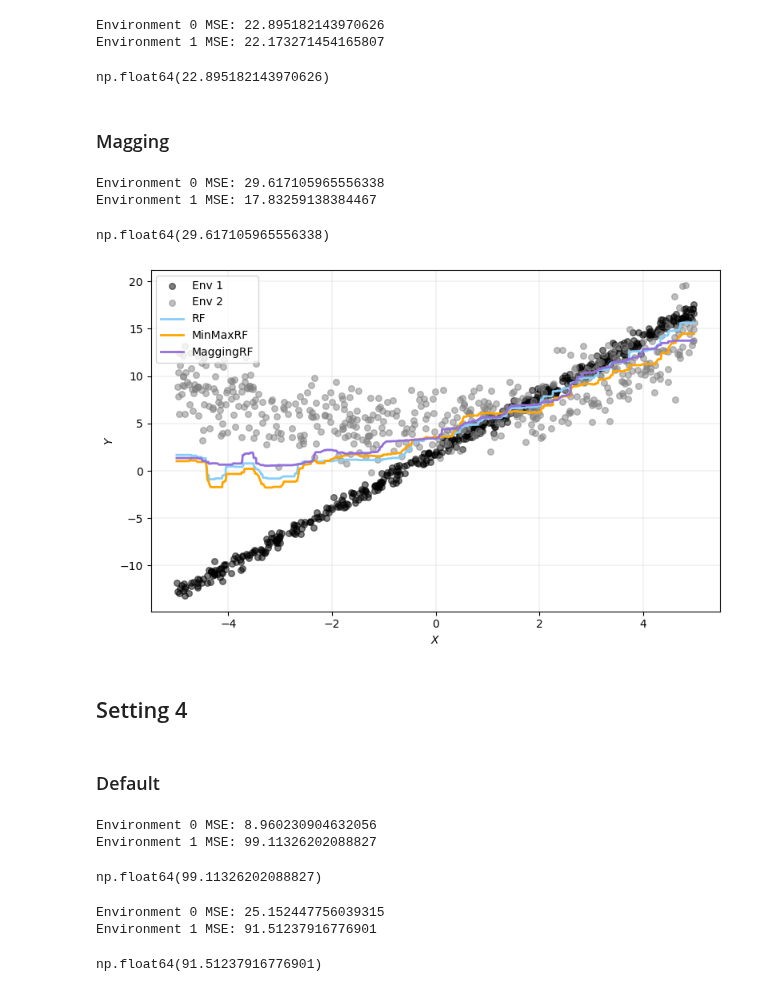
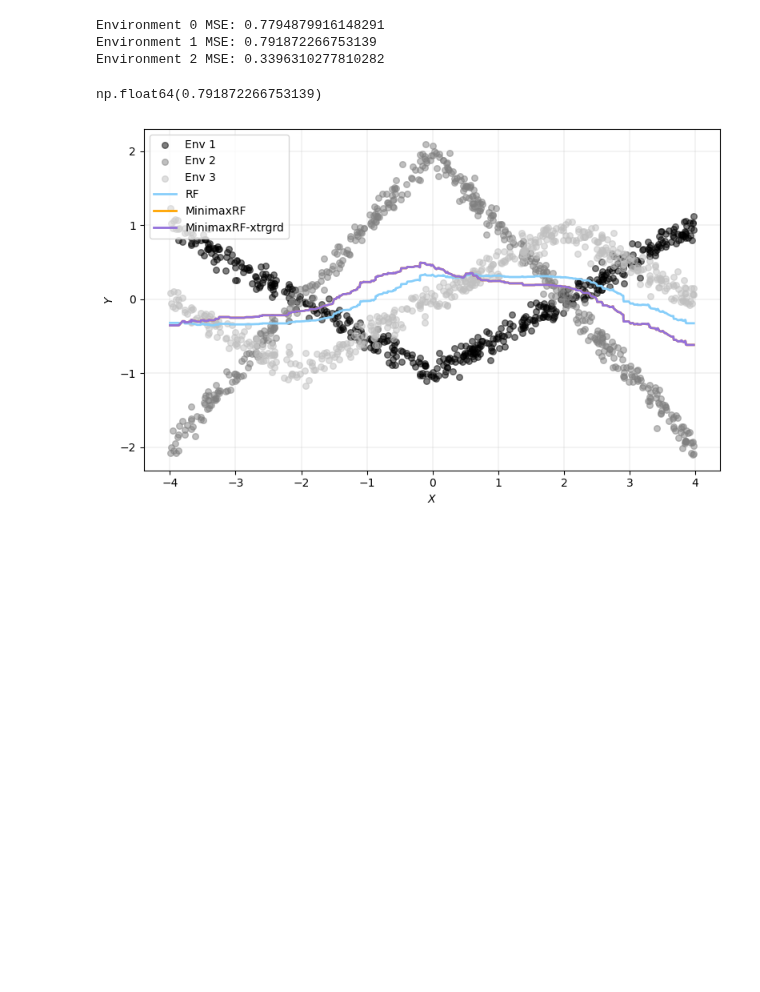
Before and after one commit to francescofreni/nldg, a Jupyter notebook: notebooks/demo_rf.ipynb, the cells around one changed output. Saved outputs shown, nothing was run; the diff lists cells and outputs as text; code cells hidden in the pictures; blank space fills up the shorter version.

Commit message:
Modified demo + added extragradient method for random forest

```diff
--- a/notebooks/demo_rf.ipynb
+++ b/notebooks/demo_rf.ipynb
@@ -235,5 +56,5 @@ plot_dtr(dtr, optfun=2)
 # %%
-dtr = gen_data_v4(n_easy=500, n_hard=500)
+dtr = gen_data_v7(n=1500)
 Xtr = np.array(dtr.drop(columns=['E', 'Y']))
 Ytr = np.array(dtr['Y'])
 Etr = np.array(dtr['E'])
@@ -241,8 +62,3 @@ Xtr_sorted = np.sort(Xtr, axis=0)
 n_estimators = 50
 min_samples_leaf = 30
 random_state = 42
-
-dval = gen_data_v4(n_easy=200, n_hard=200)
-Xval = np.array(dval.drop(columns=['E', 'Y']))
-Yval = np.array(dval['Y'])
-Eval = np.array(dval['E'])
@@ -306,37 +90,18 @@ np.float64(23.341688120884655)
 # %%
-rf_minmax.modify_predictions_trees(Etr)
-fitted_minmax_2 = rf_minmax.predict(Xtr)
-preds_minmax_2 = rf_minmax.predict(Xtr_sorted)
-max_mse(Ytr, fitted_minmax_2, Etr, verbose=True)
+rf.modify_predictions_trees(Etr, opt_method="extragradient")
+fitted_rf_3 = rf.predict(Xtr)
+preds_rf_3 = rf.predict(Xtr_sorted)
+max_mse(Ytr, fitted_rf_3, Etr, verbose=True)
 # %% [output]
-Environment 0 MSE: 22.895182143970626
-Environment 1 MSE: 22.173271454165807
+Environment 0 MSE: 0.7794879916148291
+Environment 1 MSE: 0.791872266753139
+Environment 2 MSE: 0.3396310277810282
-np.float64(22.895182143970626)
+np.float64(0.791872266753139)
-# %% [markdown]
-### Magging
-# %%
-rf_magging = MaggingRF_PB(n_estimators=n_estimators,
-                          min_samples_leaf=min_samples_leaf,
-                          random_state=random_state,
-                          backend='adaXT',
-                          )
-fitted_magging, preds_magging = rf_magging.fit_predict_magging(Xtr, Ytr, Etr, Xtr_sorted)
-wmag = rf_magging.get_weights()
-max_mse(Ytr, fitted_magging, Etr, verbose=True)
-# %% [output]
-Environment 0 MSE: 29.617105965556338
-Environment 1 MSE: 17.83259138384467
-np.float64(29.617105965556338)
 # %%
 dtr["X_sorted"] = Xtr_sorted
 dtr["fitted_rf"] = preds_rf
-dtr["fitted_minmax"] = preds_minmax
-dtr["fitted_magging"] = preds_magging
-# dtr["fitted_minmax_refined"] = preds_minmax_refined
-# dtr["fitted_rf_refined"] = preds_rf_refined
-
+dtr["fitted_minmax"] = preds_rf_2
+dtr["fitted_minmax_xtrgrd"] = preds_rf_3
 plot_dtr(dtr)
 # %% [output]
-[figure, old version]
+[figure, new version]
-# %% [markdown]
-## Setting 4
@@ -357,25 +107,0 @@ Eval = np.array(dval['E'])
-# %% [markdown]
-### Default
-# %%
-rf = RandomForest("Regression",
-                  n_estimators=n_estimators,
-                  min_samples_leaf=min_samples_leaf,
-                  seed=random_state,
-                  )
-rf.fit(Xtr, Ytr)
-fitted_rf = rf.predict(Xtr)
-preds_rf = rf.predict(Xtr_sorted)
-max_mse(Ytr, fitted_rf, Etr, verbose=True)
-# %% [output]
-Environment 0 MSE: 8.960230904632056
-Environment 1 MSE: 99.11326202088827
-np.float64(99.11326202088827)
-# %%
-rf.modify_predictions_trees(Etr)
-fitted_rf_2 = rf.predict(Xtr)
-preds_rf_2 = rf.predict(Xtr_sorted)
-max_mse(Ytr, fitted_rf_2, Etr, verbose=True)
-# %% [output]
-Environment 0 MSE: 25.152447756039315
-Environment 1 MSE: 91.51237916776901
-np.float64(91.51237916776901)
```
Also changed, not shown: parts of 79 cells of this notebook, 1 other file.
